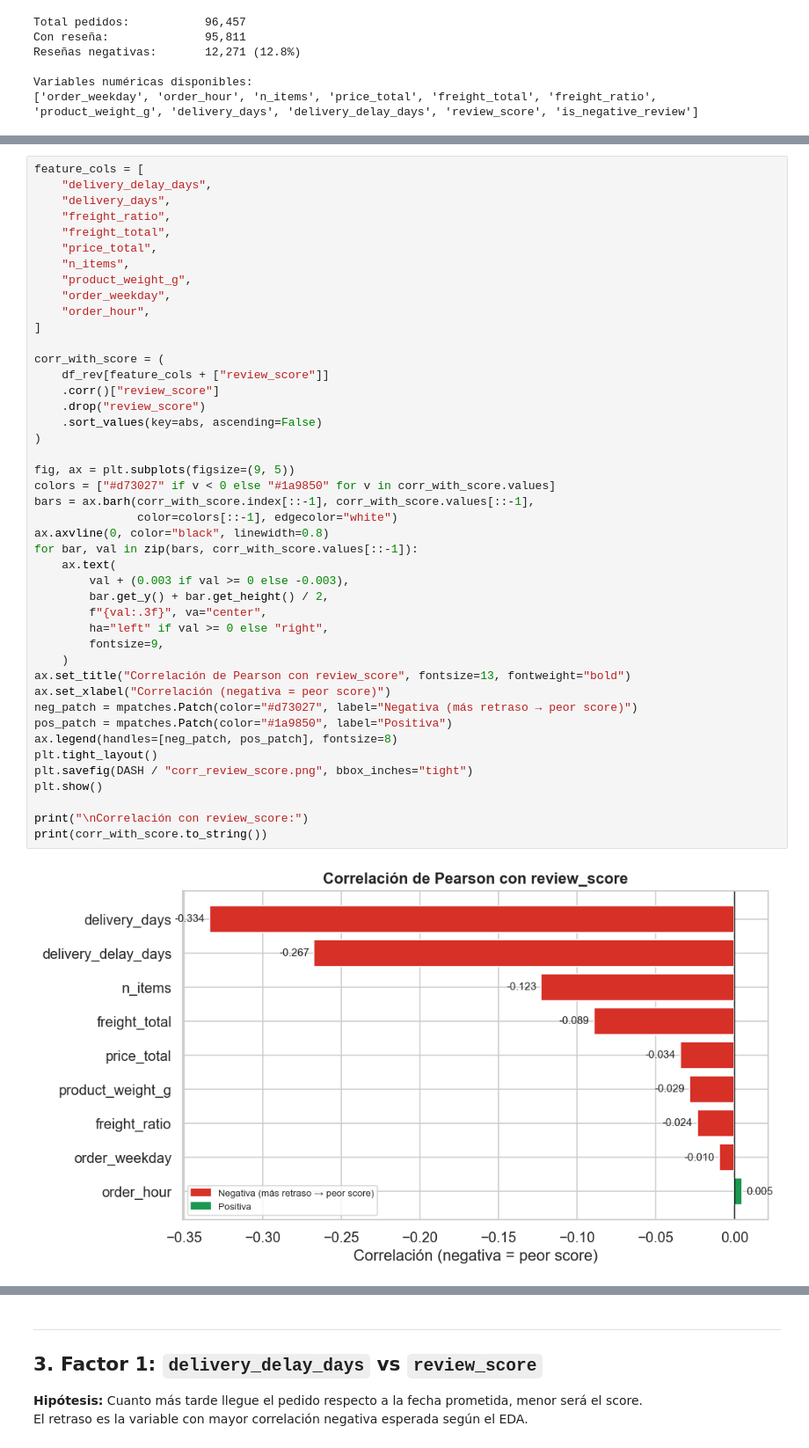
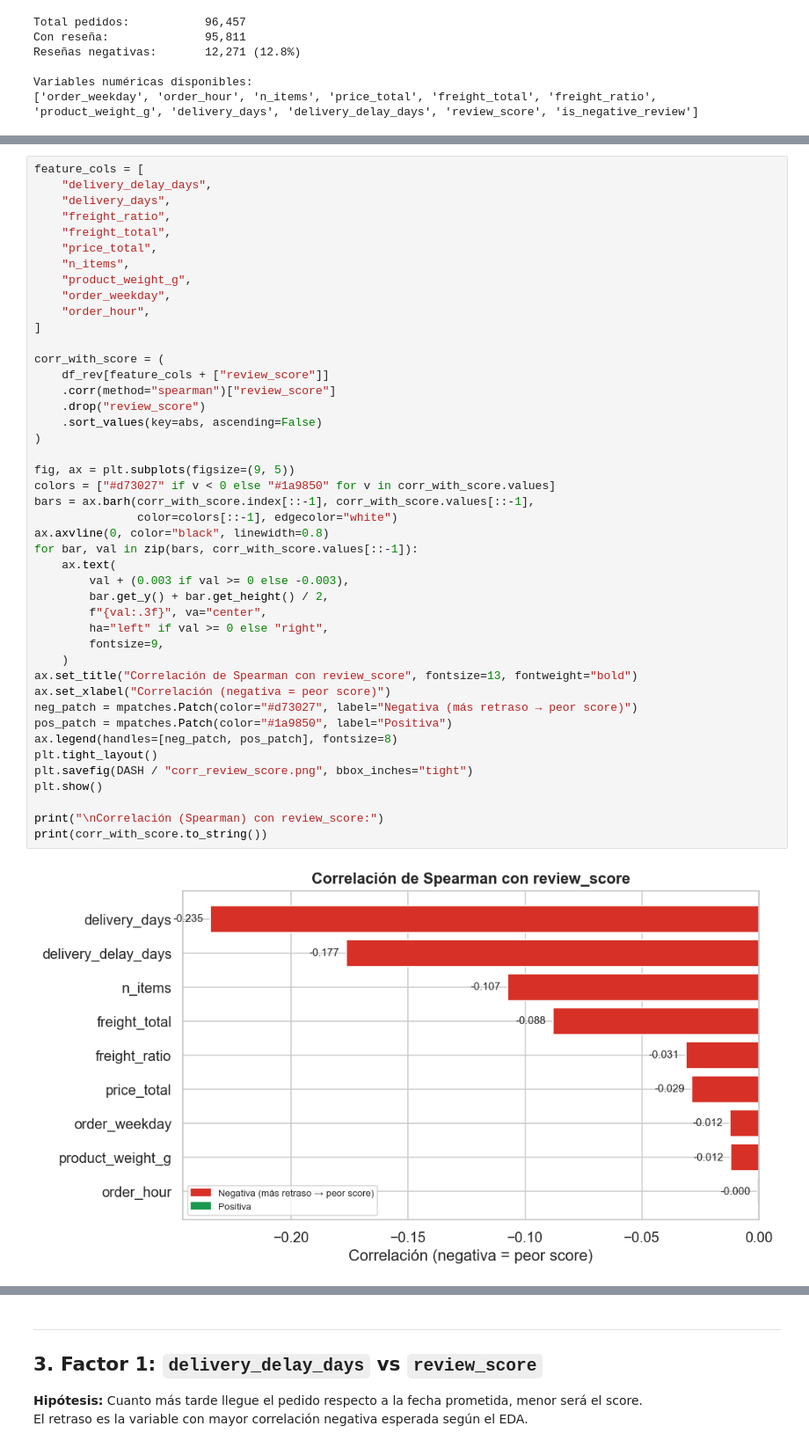
Before and after one commit to luciaparvaz/olist-customer-analysis, a Jupyter notebook: notebooks/03_negative_reviews.ipynb, the cells around one changed output, grey strips where cells are left out. Shown at 88% size. Saved outputs shown, nothing was run; the diff lists cells and outputs as text.

```diff
--- a/notebooks/03_negative_reviews.ipynb
+++ b/notebooks/03_negative_reviews.ipynb
@@ -157,34 +80,34 @@ feature_cols = [
 
 corr_with_score = (
     df_rev[feature_cols + ["review_score"]]
-    .corr()["review_score"]
+    .corr(method="spearman")["review_score"]
     .drop("review_score")
     .sort_values(key=abs, ascending=False)
 )
 
 fig, ax = plt.subplots(figsize=(9, 5))
 colors = ["#d73027" if v < 0 else "#1a9850" for v in corr_with_score.values]
 bars = ax.barh(corr_with_score.index[::-1], corr_with_score.values[::-1],
                color=colors[::-1], edgecolor="white")
 ax.axvline(0, color="black", linewidth=0.8)
 for bar, val in zip(bars, corr_with_score.values[::-1]):
     ax.text(
         val + (0.003 if val >= 0 else -0.003),
         bar.get_y() + bar.get_height() / 2,
         f"{val:.3f}", va="center",
         ha="left" if val >= 0 else "right",
         fontsize=9,
     )
-ax.set_title("Correlación de Pearson con review_score", fontsize=13, fontweight="bold")
+ax.set_title("Correlación de Spearman con review_score", fontsize=13, fontweight="bold")
 ax.set_xlabel("Correlación (negativa = peor score)")
 neg_patch = mpatches.Patch(color="#d73027", label="Negativa (más retraso → peor score)")
 pos_patch = mpatches.Patch(color="#1a9850", label="Positiva")
 ax.legend(handles=[neg_patch, pos_patch], fontsize=8)
 plt.tight_layout()
 plt.savefig(DASH / "corr_review_score.png", bbox_inches="tight")
 plt.show()
 
-print("\nCorrelación con review_score:")
+print("\nCorrelación (Spearman) con review_score:")
 print(corr_with_score.to_string())
 # %% [output]
-[figure, old version]
+[figure, new version]
```
Also changed, not shown: parts of 18 cells of this notebook, 23 other files.
